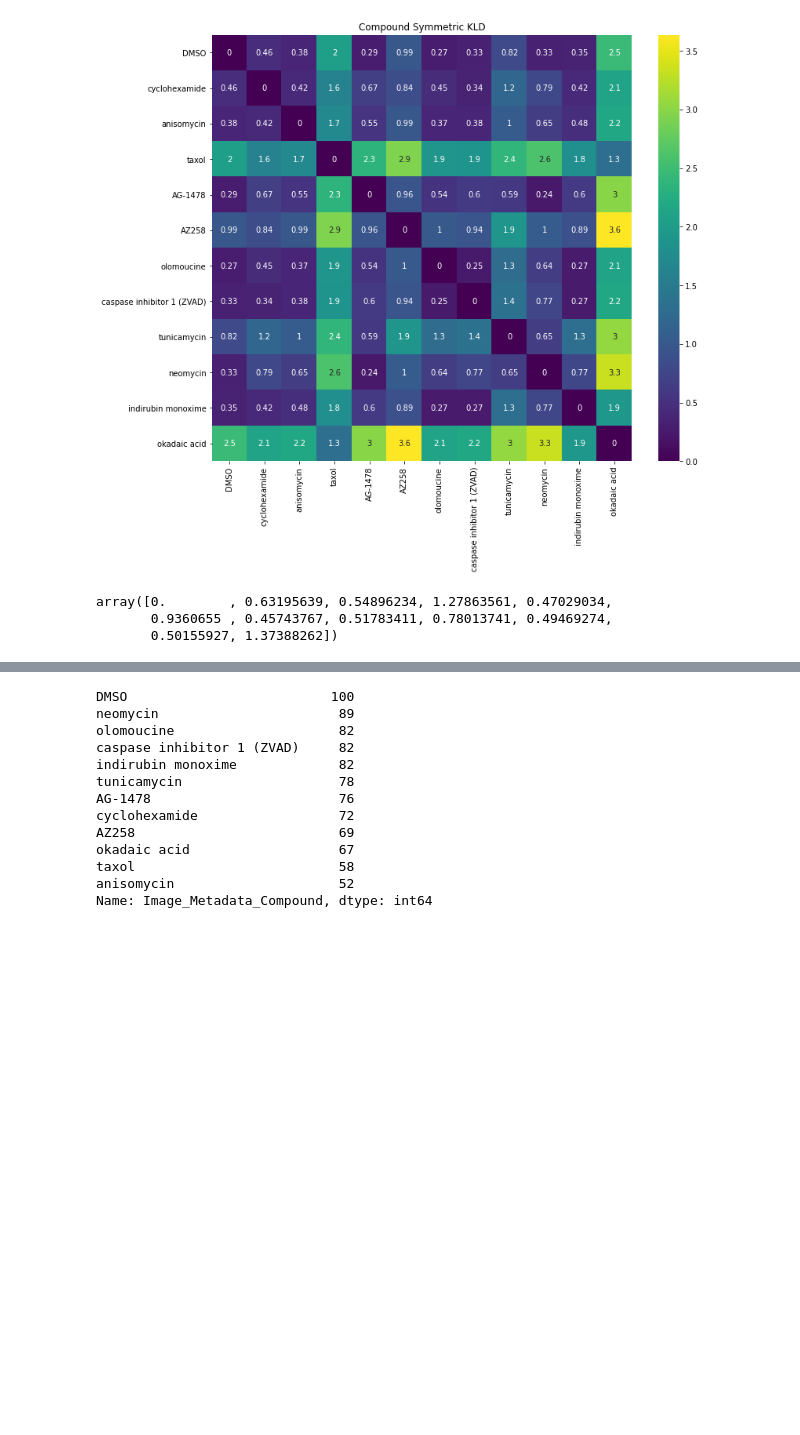
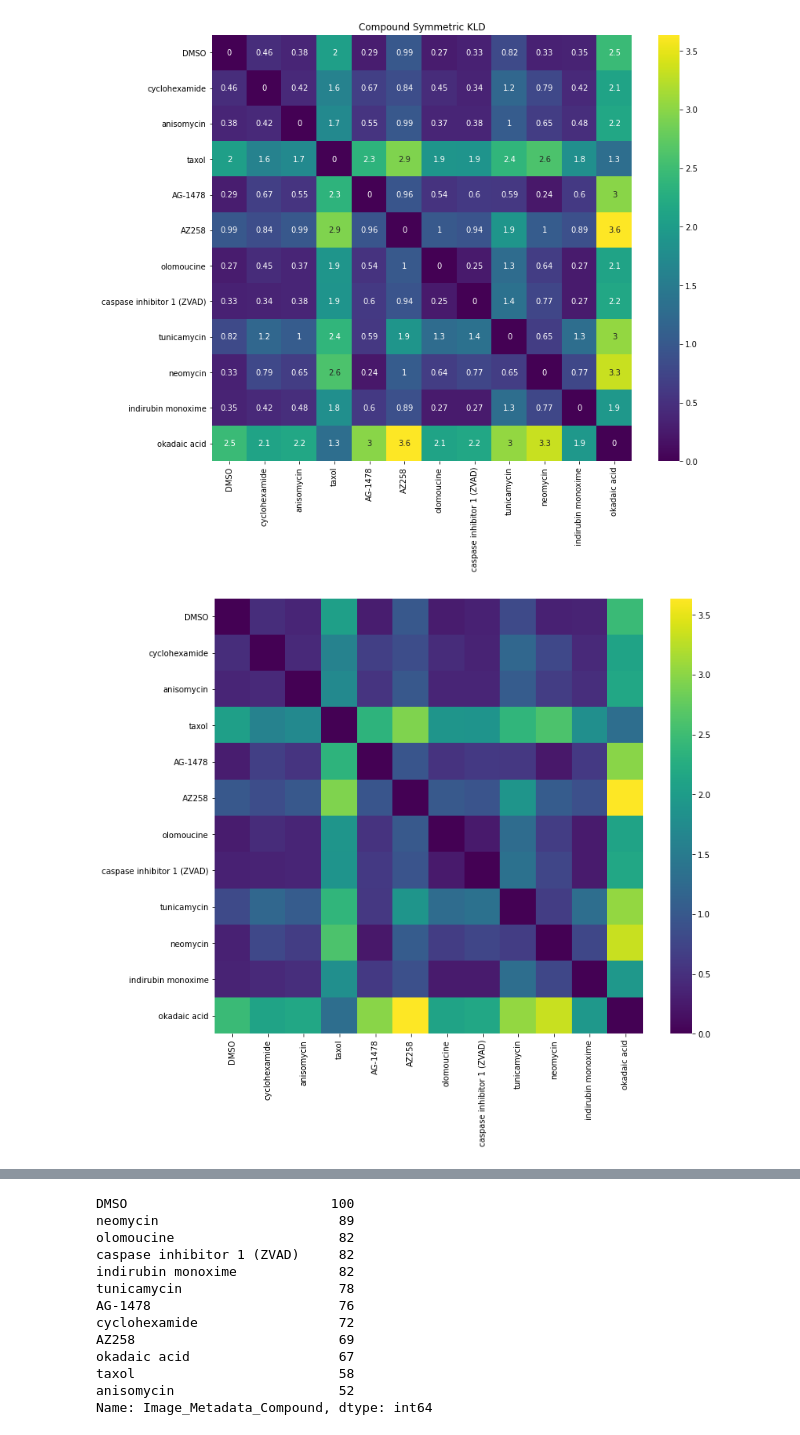
Before and after one commit to NotAndres/pytorch-vsc, a Jupyter notebook: notebook/vsc.ipynb, the cells around one changed output, grey strips where cells are left out. Saved outputs shown, nothing was run; the diff lists cells and outputs as text; code cells hidden in the pictures; blank space fills up the shorter version.

```diff
--- a/notebook/vsc.ipynb
+++ b/notebook/vsc.ipynb
@@ -612,9 +612,10 @@ plt.title('Compound Symmetric KLD')
 plt.show()
 # %% [output]
 [figure]
-# %%
-kldist_matrix[0]
-# %% [output]
-array([0.        , 0.63195639, 0.54896234, 1.27863561, 0.47029034,
-       0.9360655 , 0.45743767, 0.51783411, 0.78013741, 0.49469274,
-       0.50155927, 1.37388262])
+# %%
+fig = plt.figure(figsize=(12,10))
+hm = sns.heatmap(kldist_matrix, xticklabels=comp_list, yticklabels=comp_list, cmap=plt.cm.viridis, )
+figname = results_dir + 'Eval_kld.png'
+hm.figure.savefig(figname)
+# %% [output]
+[figure, added]
```
Also changed, not shown: parts of 3 cells of this notebook, 3 other files.
